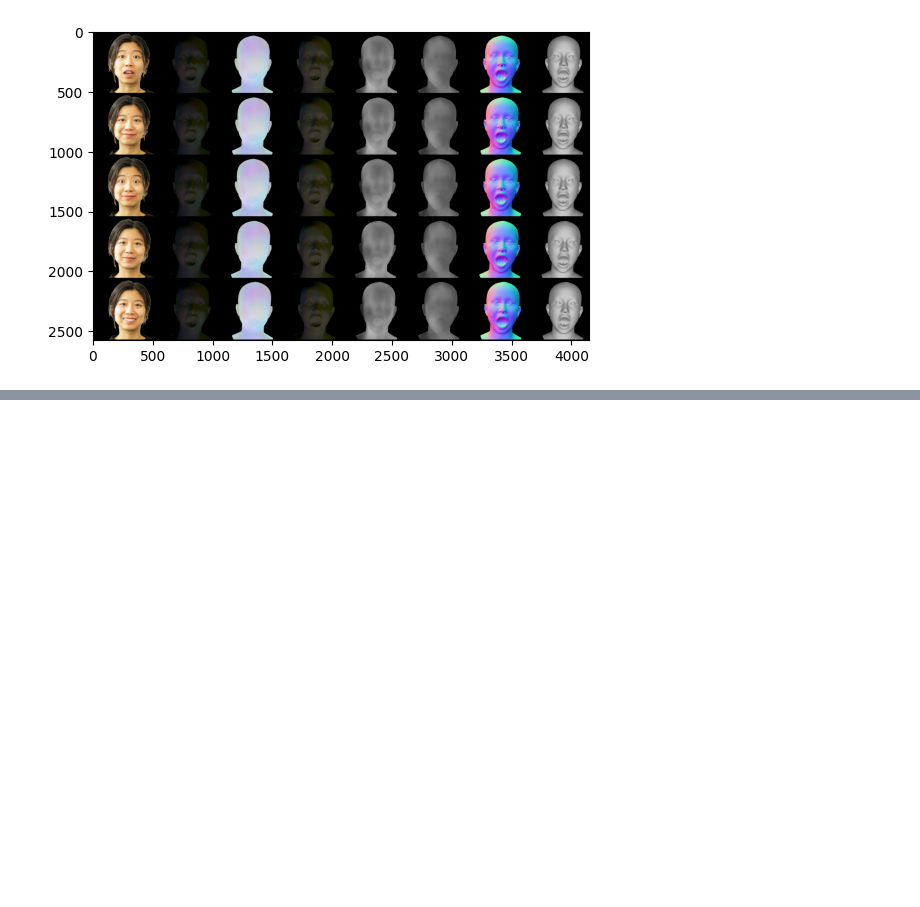
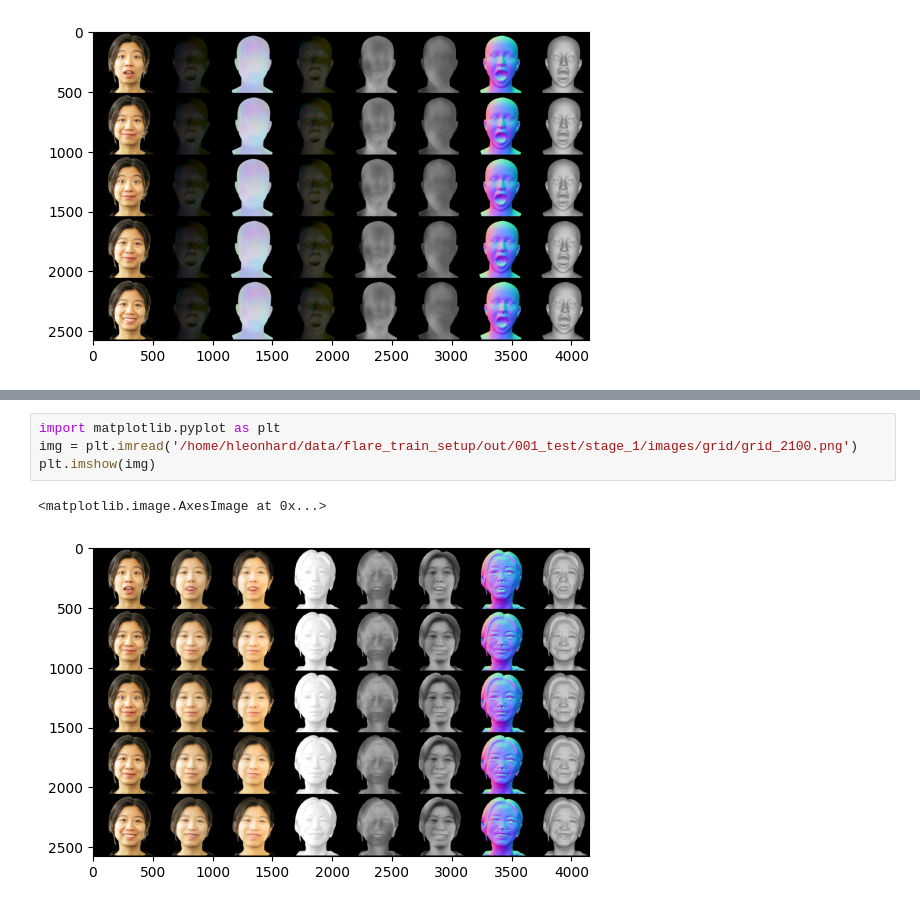
Before and after one commit to HannesLeonhard/adl4cv_ws25-26_Relightable-Avatars, a Jupyter notebook: notebooks/run_flare.ipynb, the cells around one changed output, grey strips where cells are left out. Saved outputs shown, nothing was run; the diff lists cells and outputs as text; blank space fills up the shorter version.

```diff
--- a/notebooks/run_flare.ipynb
+++ b/notebooks/run_flare.ipynb
@@ -528,0 +538,7 @@ plt.imshow(img)
+# %%
+import matplotlib.pyplot as plt
+img = plt.imread('/home/hleonhard/data/flare_train_setup/out/001_test/stage_1/images/grid/grid_2100.png')
+plt.imshow(img)
+# %% [output]
+<matplotlib.image.AxesImage at 0x...>
+[figure, added]
```
Also changed, not shown: parts of 1 cell of this notebook, 3 other files.
